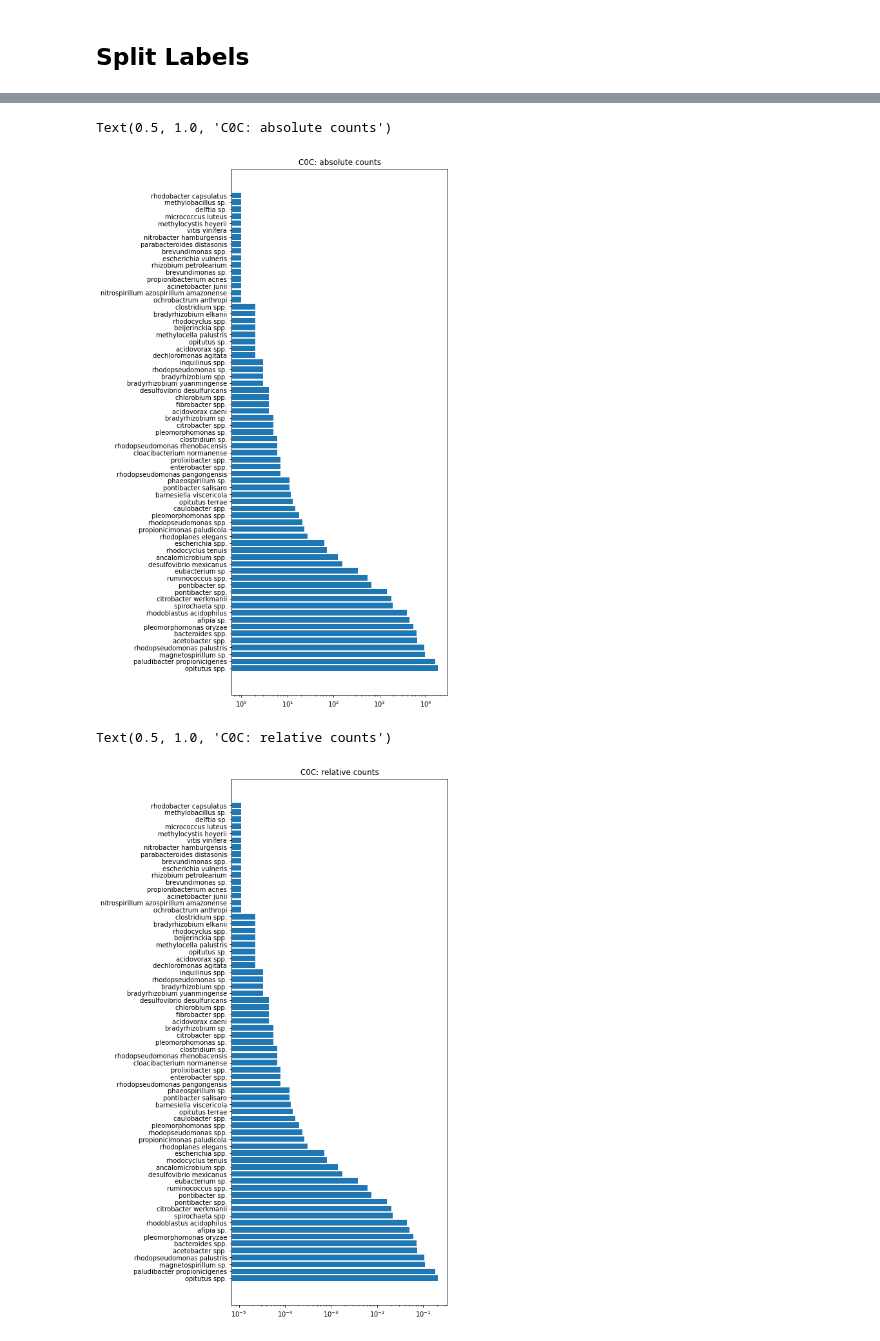
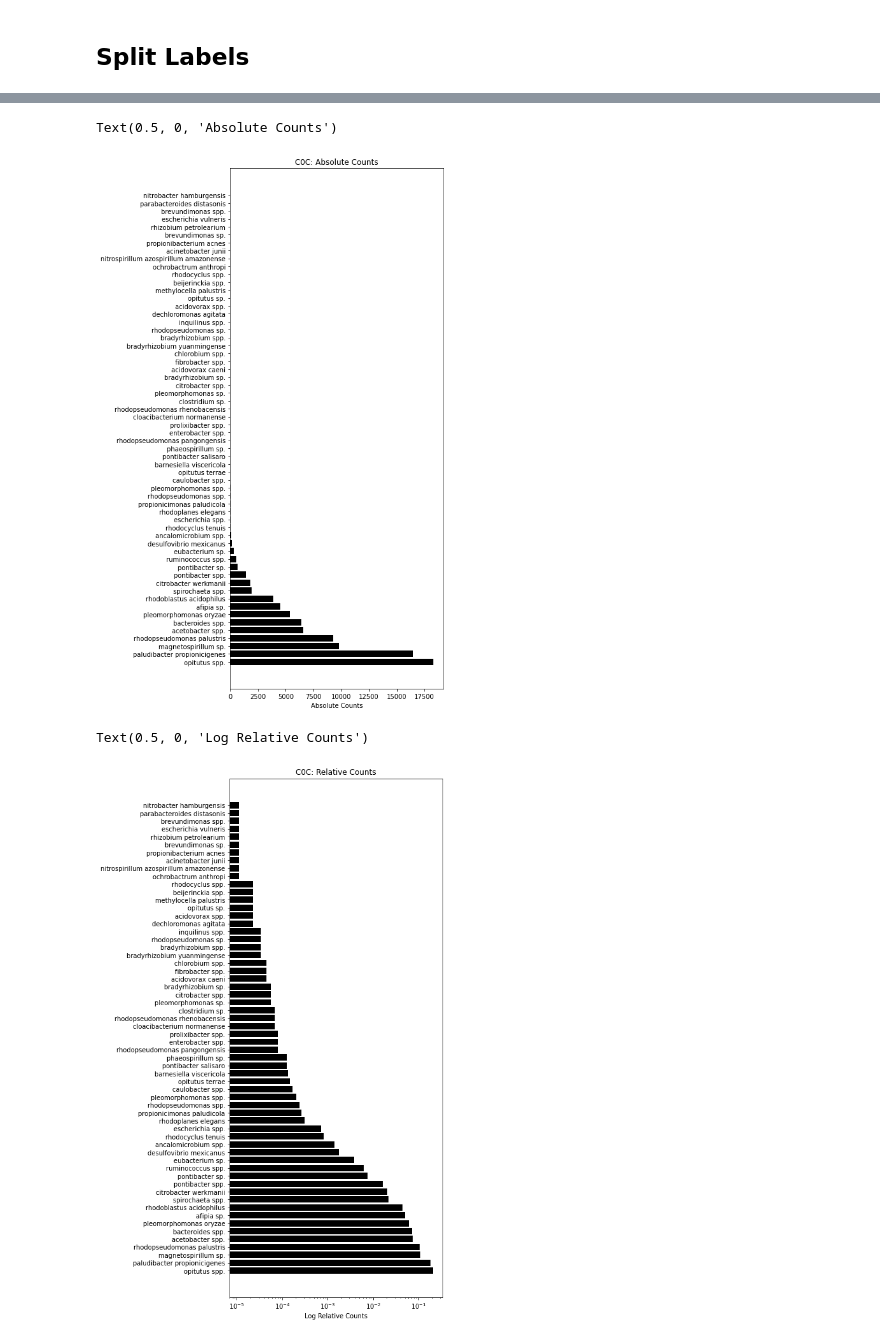
Before and after one commit to olincollege/microbiome-network-analysis-research, a Jupyter notebook: explore.ipynb, the cells around one changed output, grey strips where cells are left out. Saved outputs shown, nothing was run; the diff lists cells and outputs as text; code cells hidden in the pictures.

```diff
--- a/explore.ipynb
+++ b/explore.ipynb
@@ -92,9 +155,9 @@ KeyError: "['1G10C'] not found in axis"
 # %%
 # remove OTUs not in original sample
 threshold = 1
-not_in_original = df_counts_raw.columns[df_counts_raw.loc['C0C'] < threshold]
+not_in_original = df_counts.columns[df_counts.loc['C0C'] < threshold]
 # --- what OTUs are not in original sample?
-print("not in origianl C0C community:", not_in_original)
-df_not_in_original = df_counts_raw[not_in_original]
+print("Throw out OTUs that were not in origianl C0C community:", not_in_original, "length:", len(not_in_original))
+df_not_in_original = df_counts[not_in_original]
 df_not_in_original.sum(axis=0)
 # %% [output]
@@ -128,7 +191,7 @@ actinomyces marimammalium       3
 veillonella dispar              3
 Length: 84, dtype: int64
 # %%
-df_counts = df_counts_raw.drop(not_in_original, axis=1)
+df_counts = df_counts.drop(not_in_original, axis=1)
 df_counts
 # %% [output]
 |  | opitutus spp. | paludibacter propionicigenes | magnetospirillum sp. | rhodopseudomonas palustris | acetobacter spp. | ... |
@@ -146,0 +210,8 @@ df_counts
+# %%
+# remove OTUs with less than threshold read counts
+threshold = 20
+too_low_read_counts = df_counts.columns[df_counts.sum(axis=0) < threshold]
+# --- what OTUs have too low read counts?
+print("Throw out OTUs with low read counts:", too_low_read_counts, "length:", len(too_low_read_counts))
+df_too_low_read_counts = df_counts[too_low_read_counts]
+df_too_low_read_counts.sum(axis=0)
@@ -146,0 +234,3 @@ df_counts
+# %%
+df_counts = df_counts.drop(too_low_read_counts, axis=1)
+df_counts
@@ -204,18 +312,18 @@ Make bar charts to:
 # %%
 data = df_counts.loc['C0C']
-
 f, ax = plt.subplots(figsize=(6, 15))
-ax.barh(data.index, data.values, log=True)
-ax.set_title("C0C: absolute counts")
+ax.barh(data.index, data.values, color=def_color)
+ax.set_title("C0C: Absolute Counts")
+ax.set_xlabel("Absolute Counts")
 # %% [output]
-Text(0.5, 1.0, 'C0C: absolute counts')
+Text(0.5, 0, 'Absolute Counts')
-[figure, old version]
+[figure, new version]
 # %%
 data = df_counts_rel.loc['C0C']
-
 f, ax = plt.subplots(figsize=(6, 15))
-ax.barh(data.index, data.values, log=True)
-ax.set_title("C0C: relative counts")
+ax.barh(data.index, data.values, log=True, color=def_color)
+ax.set_title("C0C: Relative Counts")
+ax.set_xlabel("Log Relative Counts")
 # %% [output]
-Text(0.5, 1.0, 'C0C: relative counts')
+Text(0.5, 0, 'Log Relative Counts')
-[figure, old version]
+[figure, new version]
```
Also changed, not shown: parts of 30 cells of this notebook, 18 other files.
